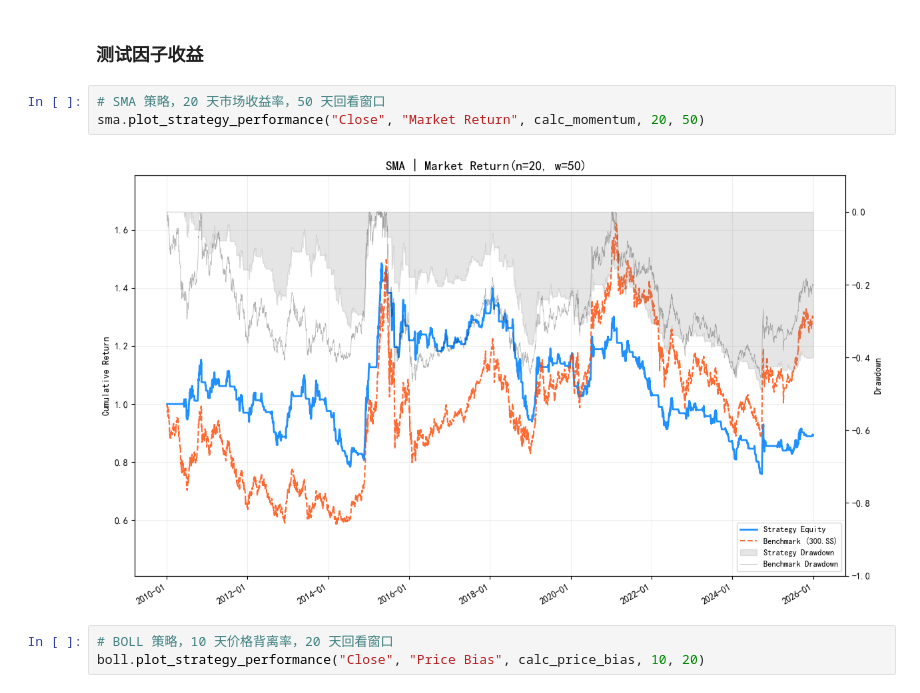
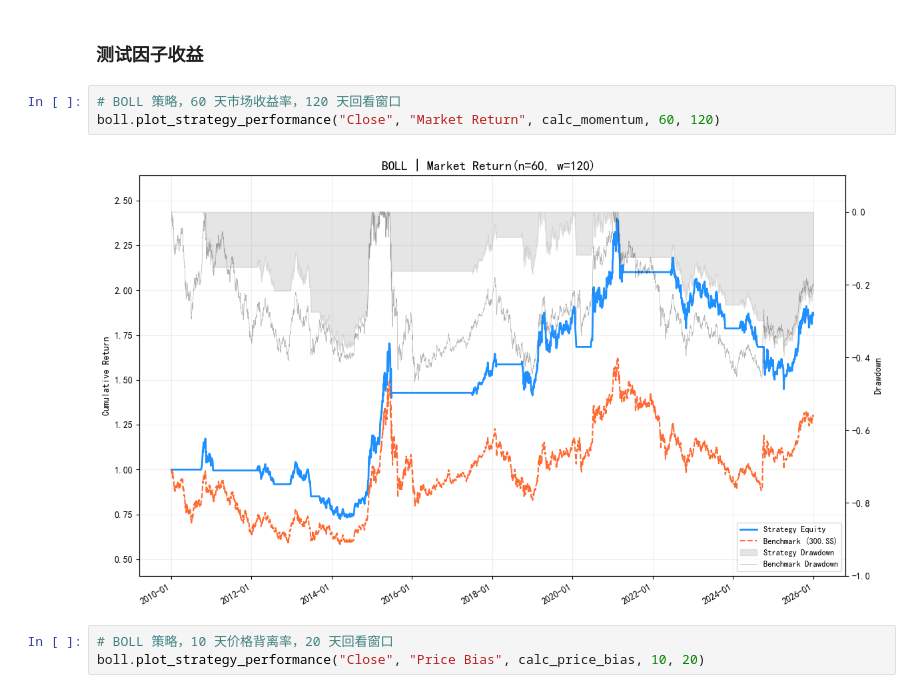
Before and after one commit to GaryNasser/quant-research-notebook, a Jupyter notebook: C-择时/20251226-华泰证券-A股择时之技术打分体系.ipynb, the cells around one changed output. Saved outputs shown, nothing was run; the diff lists cells and outputs as text.

```diff
--- a/C-择时/20251226-华泰证券-A股择时之技术打分体系.ipynb
+++ b/C-择时/20251226-华泰证券-A股择时之技术打分体系.ipynb
@@ -618,10 +618,10 @@ plot_box(sma_results, sma.sharpe_benchmark, "SMA")
 # %% [markdown]
 ### 测试因子收益
 # %%
-# SMA 策略，20 天市场收益率，50 天回看窗口
-sma.plot_strategy_performance("Close", "Market Return", calc_momentum, 20, 50)
+# BOLL 策略，60 天市场收益率，120 天回看窗口
+boll.plot_strategy_performance("Close", "Market Return", calc_momentum, 60, 120)
 # %% [output]
-[figure, old version]
+[figure, new version]
 # %%
 # BOLL 策略，10 天价格背离率，20 天回看窗口
 boll.plot_strategy_performance("Close", "Price Bias", calc_price_bias, 10, 20)
```
Also changed, not shown: parts of 3 cells of this notebook.
